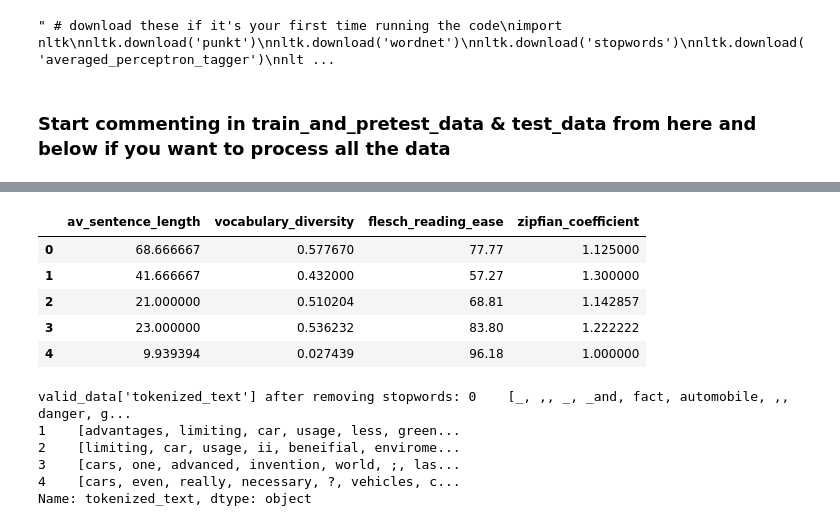
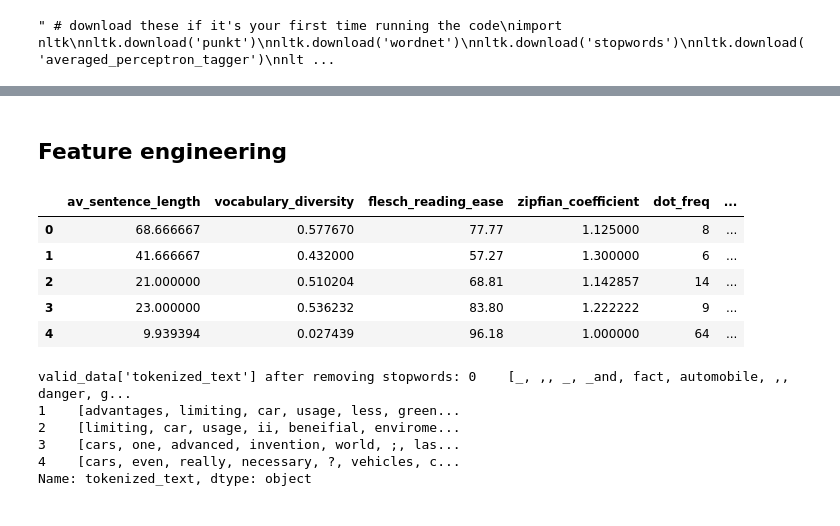
Before and after one commit to javanster/LLM-Human-Classifier, a Jupyter notebook: preprocessing.ipynb, the cells around one changed output, grey strips where cells are left out. Saved outputs shown, nothing was run; the diff lists cells and outputs as text; code cells hidden in the pictures.

```diff
--- a/preprocessing.ipynb
+++ b/preprocessing.ipynb
@@ -84,8 +87,6 @@ nltk.download('vader_lexicon')
 """
 # %% [output]
 " # download these if it's your first time running the code\nimport nltk\nnltk.download('punkt')\nnltk.download('wordnet')\nnltk.download('stopwords')\nnltk.download('averaged_perceptron_tagger')\nnlt ...
-# %% [markdown]
-### Start commenting in train_and_pretest_data & test_data from here and below if you want to process all the data
 # %%
 # Tokenization
 from nltk import word_tokenize
@@ -163,14 +164,16 @@ valid_data.head()
 | 2 | Limiting car usage ii very beneif... | 1 | [limiting, car, usage, ii, very, ... | [(limiting, VBG), (car, NN), (usa... | 0.210884 | 0.057823 | 0.125850 | ... |
 | 3 | Cars have been one of the most ad... | 1 | [cars, have, been, one, of, the, ... | [(cars, NNS), (have, VBP), (been,... | 0.169082 | 0.072464 | 0.140097 | ... |
 | 4 | Are cars even really necessary? V... | 1 | [are, cars, even, really, necessa... | [(are, VBP), (cars, NNS), (even, ... | 0.397866 | 0.099085 | 0.099085 | ... |
+# %% [markdown]
+## Feature engineering
 # %%
 # Text Complexity and Diversity
 """Features like sentence length,
 lexical diversity, sentiment analysis,
 and complexity of ideas could also be
 indicative of the source of the text."""
+from nltk import sent_tokenize
 
-from nltk import sent_tokenize
 
 # Function to calculate average sentence length in words
 def average_sentence_length(text):
@@ -186,6 +189,7 @@ if runAll:
     train_and_pretest_data['av_sentence_length'] = train_and_pretest_data['text'].apply(average_sentence_length)
     test_data['av_sentence_length'] = test_data['text'].apply(average_sentence_length)
 
+
 # Lexical diversity
 from nltk import FreqDist
 
@@ -193,6 +197,7 @@ valid_data['vocabulary_diversity'] = valid_data['tokenized_text'].apply(lambda x
 if runAll:
     train_and_pretest_data['vocabulary_diversity'] = train_and_pretest_data['tokenized_text'].apply(lambda x: len(set(x)) / len(x))
     test_data['vocabulary_diversity'] = test_data['tokenized_text'].apply(lambda x: len(set(x)) / len(x))
+
 
 # Readability
 """The Flesch Reading Ease score is a
@@ -202,53 +207,74 @@ text is to understand. The score is calculated
 based on the average length of sentences and
 the average number of syllables per word in the text.
 Scores typically range from 0 to 100,
-with higher scores indicating easier readability.
-Here's what the scores generally imply:
-
-90-100: Very easy to read, easily understood by an average 11-year-old student.
-60-70: Plain English, easily understood by 13- to 15-year-old students.
-0-30: Very difficult to read, best understood by university graduates.
-This metric is commonly used in educational settings and for assessing the accessibility of texts to different audiences."""
+with higher scores indicating easier readability."""
 from textstat import flesch_reading_ease
 
 valid_data['flesch_reading_ease'] = valid_data['text'].apply(flesch_reading_ease)
 if runAll:
     train_and_pretest_data['flesch_reading_ease'] = train_and_pretest_data['text'].apply(flesch_reading_ease)
     test_data['flesch_reading_ease'] = test_data['text'].apply(flesch_reading_ease)
-
 
 
 # Zipfian Coefficient
 """The Zipfian coefficient is a measure of the
 distribution of word frequencies in a text.
 It is calculated by plotting the frequency of
 each word in the text against its rank in the
 frequency table and fitting a curve to the data.
 """
 from nltk import ngrams
 
 def zipfian_coefficient(text, n=1):
     ngrams_list = list(ngrams(text, n))
     freq_dist = FreqDist(ngrams_list)
     freq_values = list(freq_dist.values())
     freq_values.sort(reverse=True)
     return freq_values[0] / freq_values[1]
 
 valid_data['zipfian_coefficient'] = valid_data['tokenized_text'].apply(zipfian_coefficient)
 if runAll:
     train_and_pretest_data['zipfian_coefficient'] = train_and_pretest_data['tokenized_text'].apply(zipfian_coefficient)
     test_data['zipfian_coefficient'] = test_data['tokenized_text'].apply(zipfian_coefficient)
 
 
+# Non-character analysis
+# Create features for the frequency of dots, commas, questions marks and exclamations marks in the text
+
+def add_punctuation_features(df):
+    df['dot_freq'] = df['text'].str.count('\\.')
+    df['comma_freq'] = df['text'].str.count(',')
+    df['question_freq'] = df['text'].str.count('\\?')
+    df['exclamation_freq'] = df['text'].str.count('!')
+
+add_punctuation_features(valid_data)
+if runAll:
+    add_punctuation_features(train_and_pretest_data)
+    add_punctuation_features(test_data)
+
+
+# Stopword Frequency
+from nltk.corpus import stopwords
+# Create features for the frequency of stopwords
+def add_stopword_count_feature(df):
+    stop_words = set(stopwords.words('english'))
+    df['stopword_freq'] = df['tokenized_text'].apply(lambda x: sum(1 for word in x if word in stop_words))
+
+add_stopword_count_feature(valid_data)
+if runAll:
+    add_stopword_count_feature(train_and_pretest_data)
+    add_stopword_count_feature(test_data)
+
+
 # print the head of the new features for valid_data
-valid_data[['av_sentence_length', 'vocabulary_diversity', 'flesch_reading_ease', 'zipfian_coefficient']].head()
+valid_data[['av_sentence_length', 'vocabulary_diversity', 'flesch_reading_ease', 'zipfian_coefficient', 'dot_freq', 'comma_freq', 'question_freq', 'exclamation_freq', 'stopword_freq']].head()
 # %% [output]
-|  | av_sentence_length | vocabulary_diversity | flesch_reading_ease | zipfian_coefficient |
-| 0 | 68.666667 | 0.577670 | 77.77 | 1.125000 |
-| 1 | 41.666667 | 0.432000 | 57.27 | 1.300000 |
-| 2 | 21.000000 | 0.510204 | 68.81 | 1.142857 |
-| 3 | 23.000000 | 0.536232 | 83.80 | 1.222222 |
-| 4 | 9.939394 | 0.027439 | 96.18 | 1.000000 |
+|  | av_sentence_length | vocabulary_diversity | flesch_reading_ease | zipfian_coefficient | dot_freq | ... |
+| 0 | 68.666667 | 0.577670 | 77.77 | 1.125000 | 8 | ... |
+| 1 | 41.666667 | 0.432000 | 57.27 | 1.300000 | 6 | ... |
+| 2 | 21.000000 | 0.510204 | 68.81 | 1.142857 | 14 | ... |
+| 3 | 23.000000 | 0.536232 | 83.80 | 1.222222 | 9 | ... |
+| 4 | 9.939394 | 0.027439 | 96.18 | 1.000000 | 64 | ... |
 # %%
 # Stop word removal
 from nltk.corpus import stopwords
```
Also changed, not shown: parts of 5 cells of this notebook, 2 other files.
